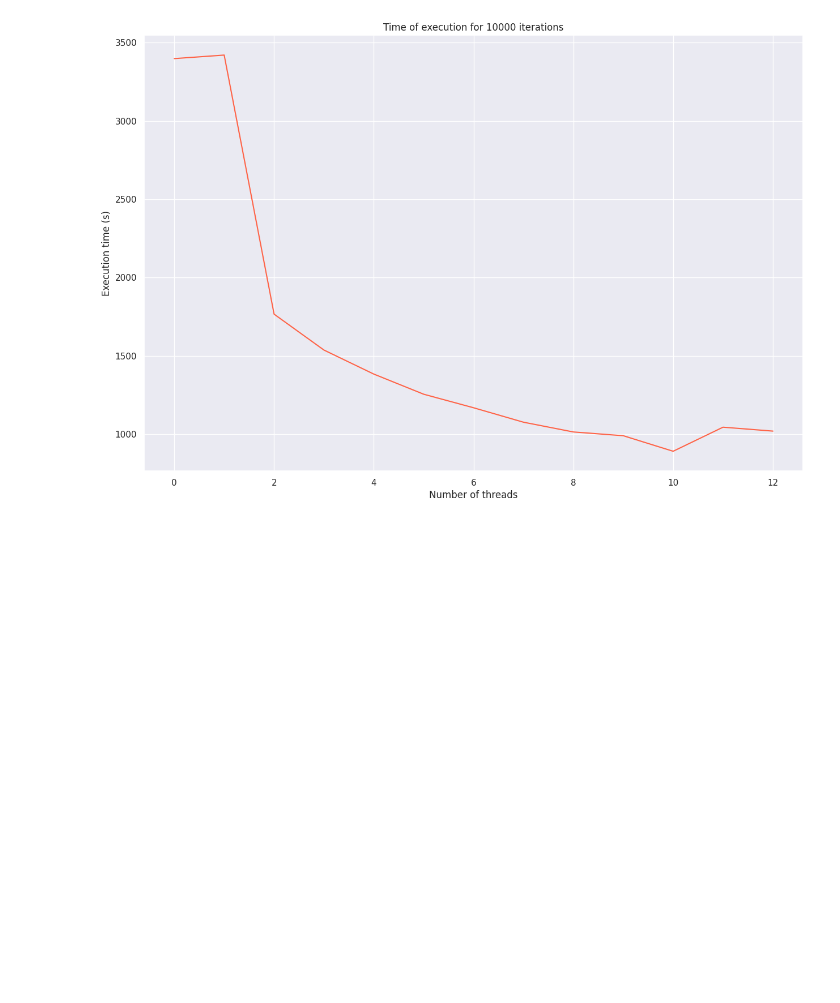
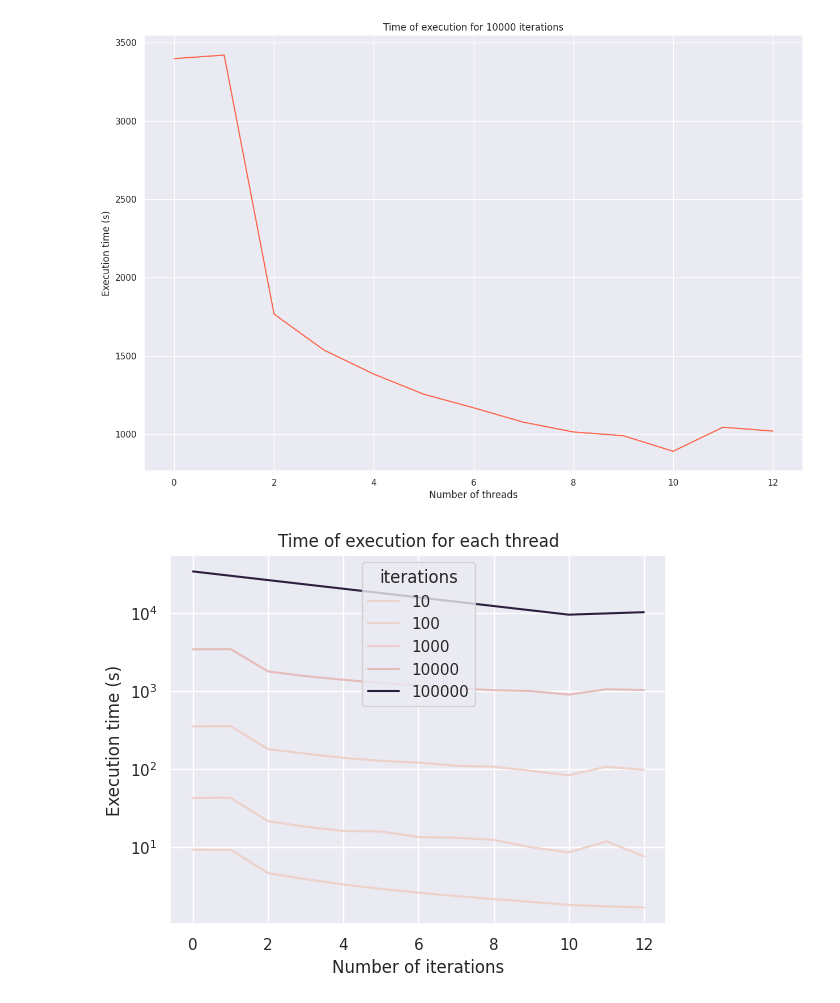
Before and after one commit to AlmirNeeto99/mandelbrot-openmp, a Jupyter notebook: analysis/main.ipynb, the cells around one changed output. Drawn from its saved outputs; the diff is of its cells as text; code cells hidden in the pictures; blank space fills up the shorter version.

Commit message:
feat: outpputing charts in higher resolution

```diff
--- a/analysis/main.ipynb
+++ b/analysis/main.ipynb
@@ -34,4 +38,14 @@ for number_of_iterations in (10, 100, 1000, 10000):
 [figure]
 [figure]
 [figure]
+# %%
+plt.figure(figsize=(20, 10), dpi=200)
+chart = sns.lineplot(data, x="threads", y="time", hue="iterations")
+chart.set_ylabel("Execution time (s)")
+chart.set_xlabel("Number of iterations")
+chart.set_title("Time of execution for each thread")
+chart.set_yscale("log")
+plt.savefig("images/intel_time_per_threads_all_iterations.png", bbox_inches="tight")
+# %% [output]
+[figure, added]
 # %%
```
Also changed, not shown: parts of 2 cells of this notebook.
